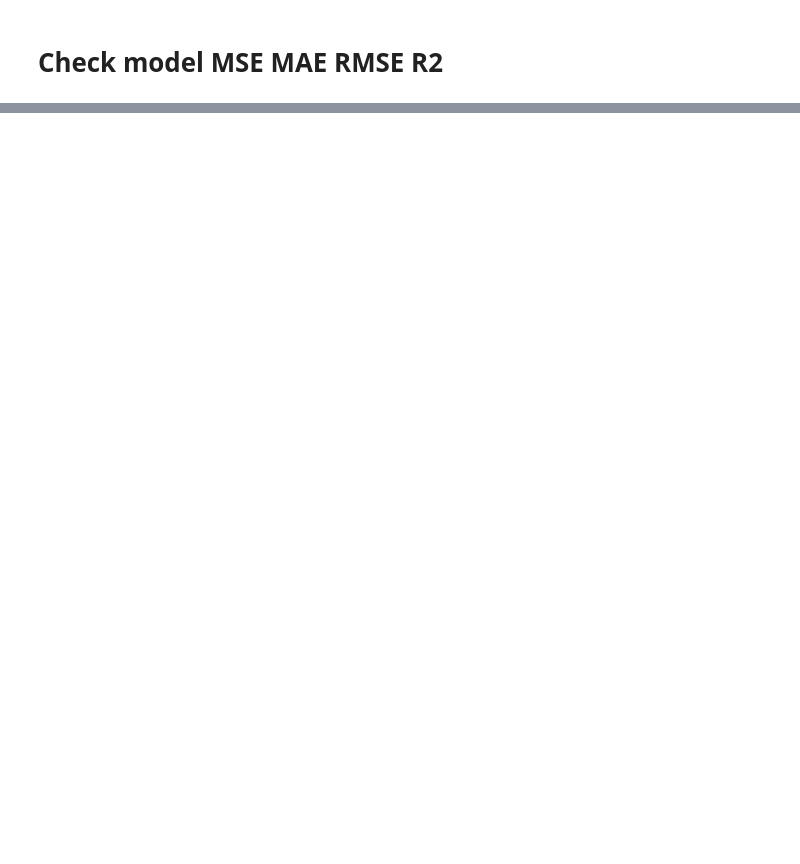
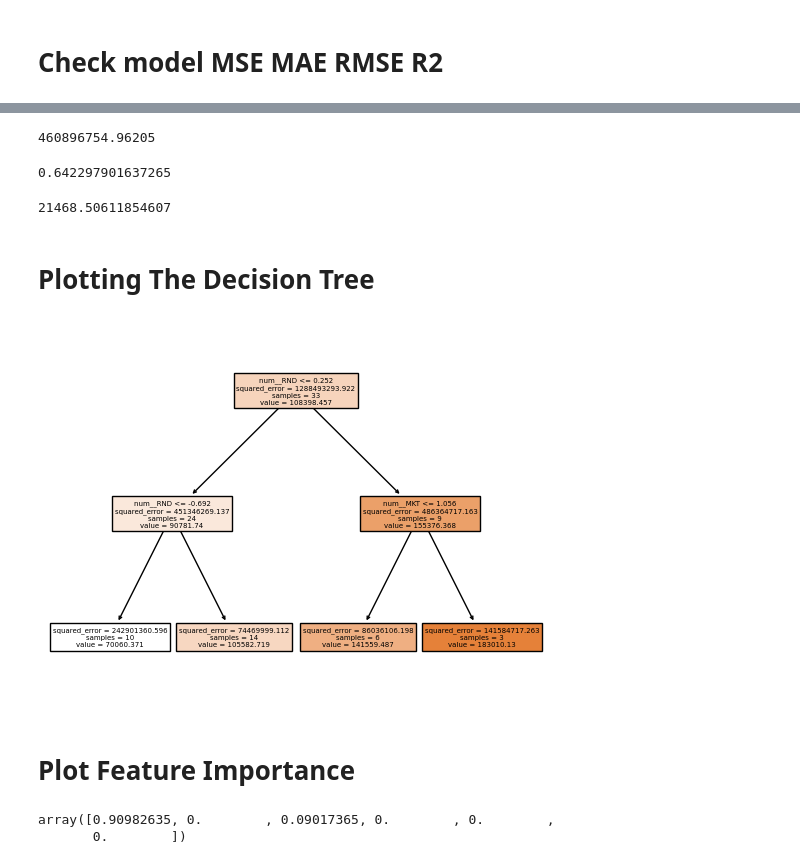
Before and after one commit to SameerBhor/VSCode-thu_fri, a Jupyter notebook: Dcision Tree Regression/decisiontreeregression.ipynb, the cells around one changed output, grey strips where cells are left out. Saved outputs shown, nothing was run; the diff lists cells and outputs as text; code cells hidden in the pictures; blank space fills up the shorter version.

```diff
--- a/Dcision Tree Regression/decisiontreeregression.ipynb
+++ b/Dcision Tree Regression/decisiontreeregression.ipynb
@@ -245,0 +255,17 @@ array([148505.23538462,  86428.8255    ,  86428.8255    ,  86428.8255    ,
+# %%
+msa = mean_squared_error(ytrain, ypred)
+msa
+# %% [output]
+460896754.96205
+# %%
+r2_score = r2_score(ytrain, ypred)
+r2_score
+# %% [output]
+0.642297901637265
+# %%
+rmse = mse**(1/2)
+rmse
+# %% [output]
+21468.50611854607
+# %% [markdown]
+# Plotting The Decision Tree
@@ -245,0 +275,13 @@ array([148505.23538462,  86428.8255    ,  86428.8255    ,  86428.8255    ,
+# %%
+plot_tree(best_dtr, feature_names=list(xtrain.columns), filled=True)
+plt.show()
+# %% [output]
+[figure, added]
+# %% [markdown]
+# Plot Feature Importance
+# %%
+imp = best_dtr.feature_importances_
+imp
+# %% [output]
+array([0.90982635, 0.        , 0.09017365, 0.        , 0.        ,
+       0.        ])
```
Also changed, not shown: parts of 29 cells of this notebook, 4 other files.
